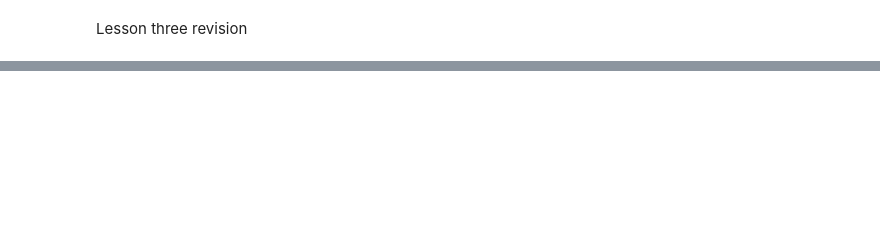
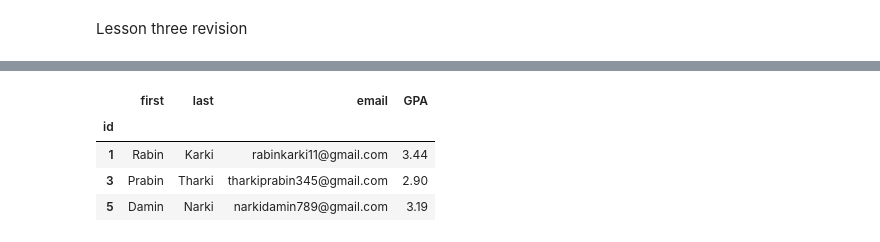
Before and after one commit to Sansub471/DataVisualization, a Jupyter notebook: pandas_classes/revision/revision1.ipynb, the cells around one changed output, grey strips where cells are left out. Saved outputs shown, nothing was run; the diff lists cells and outputs as text; code cells hidden in the pictures; blank space fills up the shorter version.

```diff
--- a/pandas_classes/revision/revision1.ipynb
+++ b/pandas_classes/revision/revision1.ipynb
@@ -152,0 +167,8 @@ Lesson three revision
+# %%
+df.loc[1:5:2]
+# %% [output]
+|  | first | last | email | GPA |
+| id |  |  |  |  |
+| 1 | Rabin | Karki | rabinkarki11@gmail.com | 3.44 |
+| 3 | Prabin | Tharki | tharkiprabin345@gmail.com | 2.90 |
+| 5 | Damin | Narki | narkidamin789@gmail.com | 3.19 |
```
Also changed, not shown: parts of 8 cells of this notebook.
